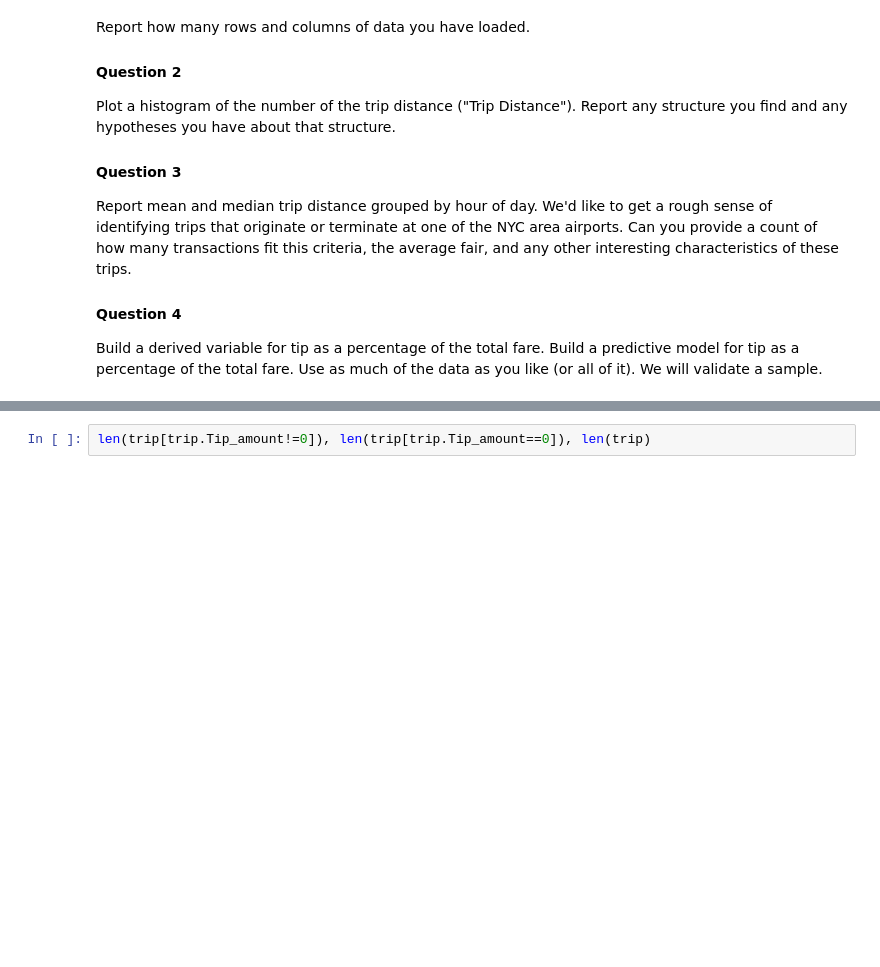
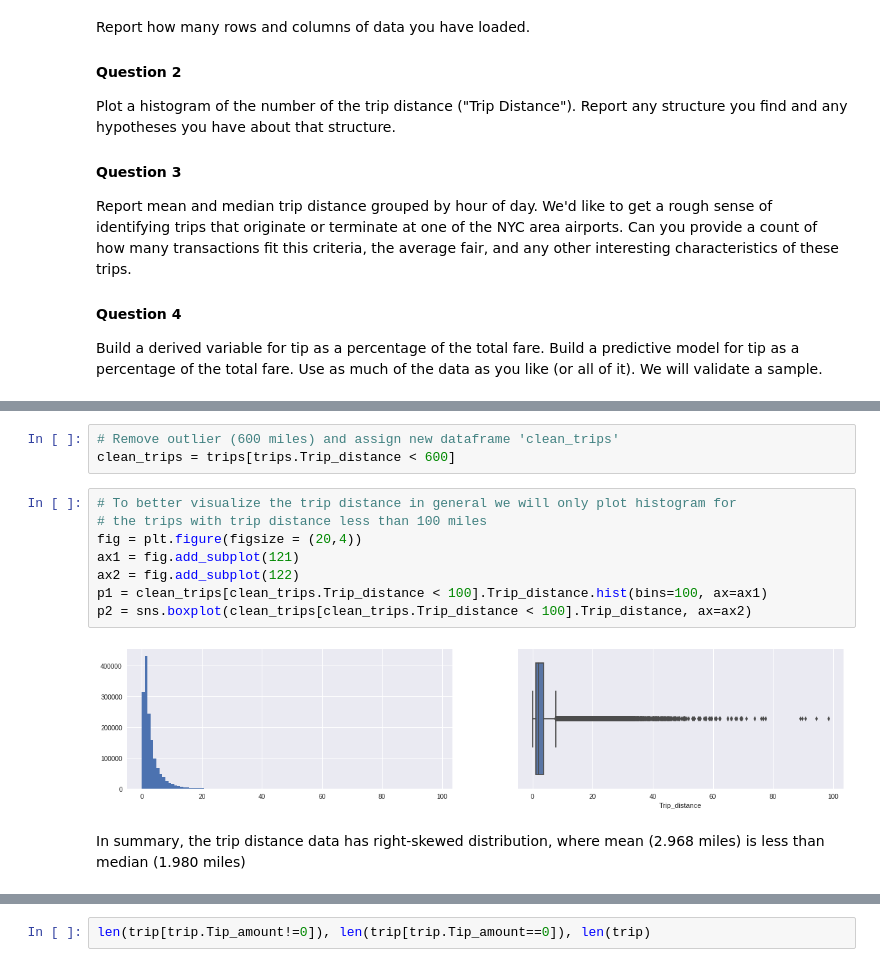
Before and after one commit to ah3200/nyc_green_taxi, a Jupyter notebook: data_analysis.ipynb, the cells around one changed output, grey strips where cells are left out. Cells and saved outputs as stored; diff of their text form; blank space fills up the shorter version.

```diff
--- a/data_analysis.ipynb
+++ b/data_analysis.ipynb
@@ -172,0 +139,15 @@ dtype: int64
+# %%
+# Remove outlier (600 miles) and assign new dataframe 'clean_trips'
+clean_trips = trips[trips.Trip_distance < 600]
+# %%
+# To better visualize the trip distance in general we will only plot histogram for
+# the trips with trip distance less than 100 miles
+fig = plt.figure(figsize = (20,4))
+ax1 = fig.add_subplot(121)
+ax2 = fig.add_subplot(122)
+p1 = clean_trips[clean_trips.Trip_distance < 100].Trip_distance.hist(bins=100, ax=ax1)
+p2 = sns.boxplot(clean_trips[clean_trips.Trip_distance < 100].Trip_distance, ax=ax2)
+# %% [output]
+[figure, added]
+# %% [markdown]
+In summary, the trip distance data has right-skewed distribution, where mean (2.968 miles) is less than median (1.980 miles)
```
Also changed, not shown: parts of 50 cells of this notebook.
